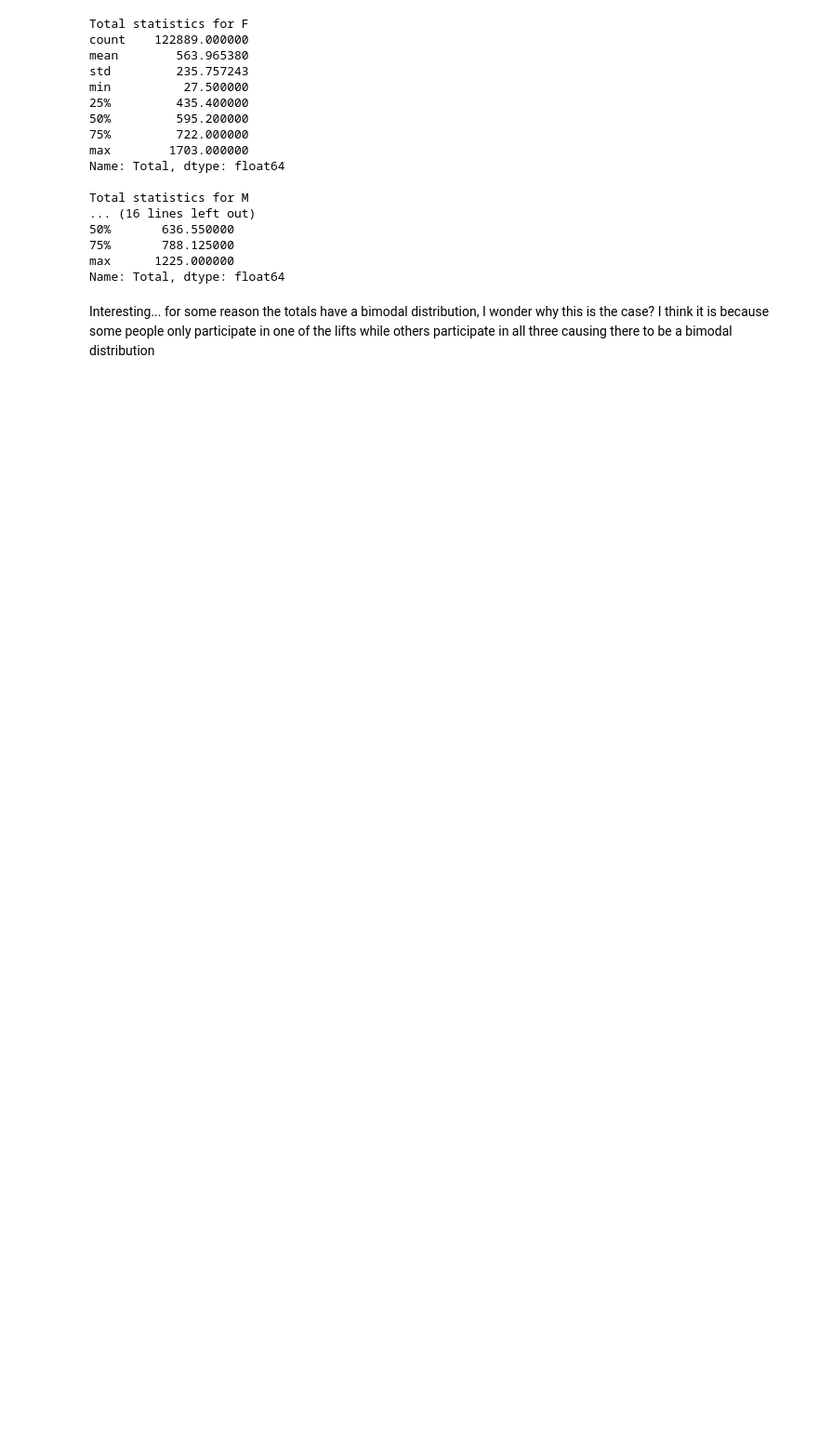
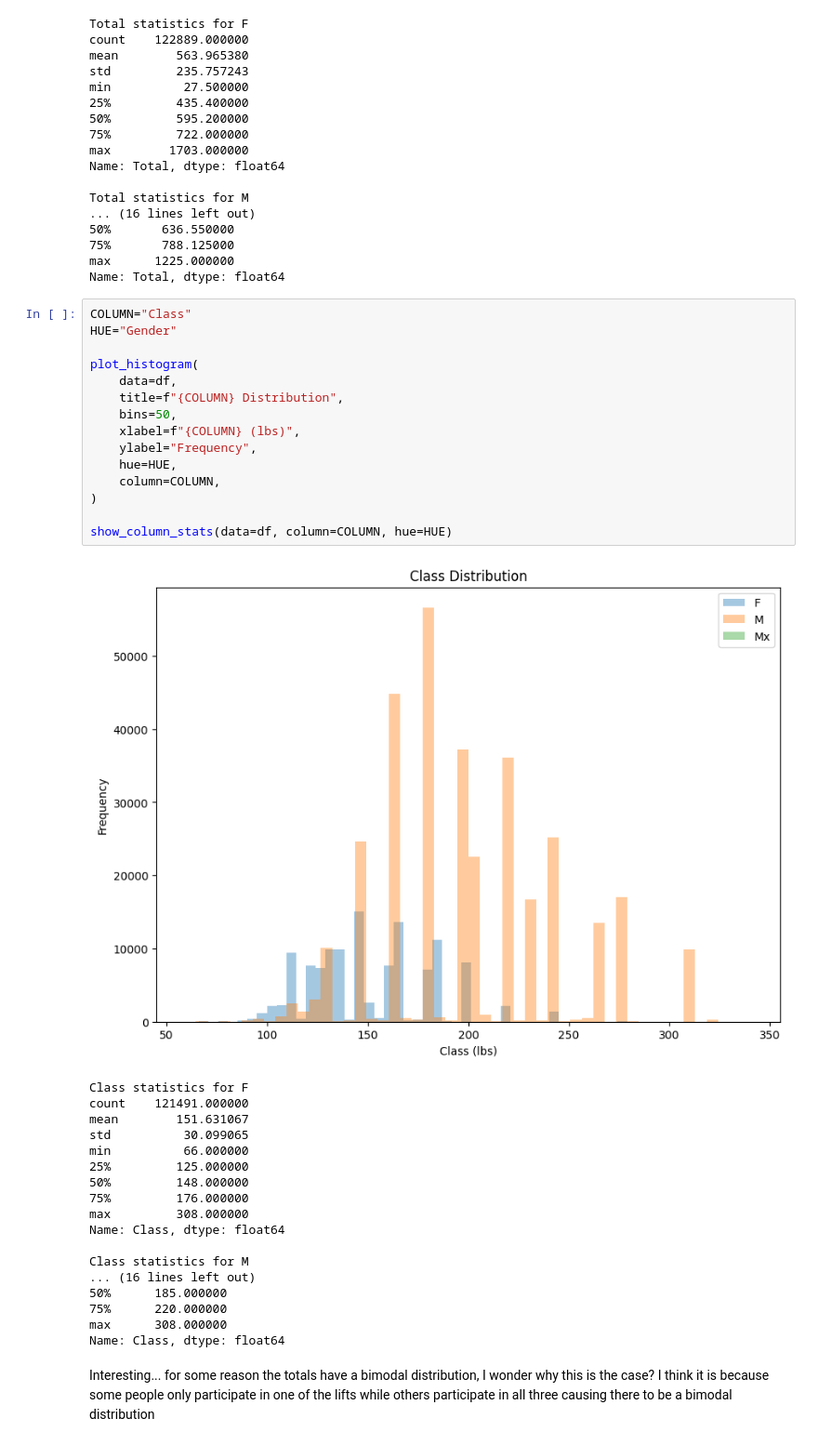
Before and after one commit to pranav142/Openpowerlifting-Database, a Jupyter notebook: notebooks/processed_EDA.ipynb, the cells around one changed output. Shown at 93% size. Cells and saved outputs as stored; diff of their text form; blank space fills up the shorter version.

```diff
--- a/notebooks/processed_EDA.ipynb
+++ b/notebooks/processed_EDA.ipynb
@@ -427,6 +427,40 @@ Total statistics for M
 75%       788.125000
 max      1225.000000
 Name: Total, dtype: float64
+# %%
+COLUMN="Class"
+HUE="Gender"
+
+plot_histogram(
+    data=df,
+    title=f"{COLUMN} Distribution",
+    bins=50,
+    xlabel=f"{COLUMN} (lbs)",
+    ylabel="Frequency",
+    hue=HUE,
+    column=COLUMN,
+)
+
+show_column_stats(data=df, column=COLUMN, hue=HUE)
+# %% [output]
+[figure, added]
+Class statistics for F
+count    121491.000000
+mean        151.631067
+std          30.099065
+min          66.000000
+25%         125.000000
+50%         148.000000
+75%         176.000000
+max         308.000000
+Name: Class, dtype: float64
+
+Class statistics for M
+... (16 lines left out)
+50%      185.000000
+75%      220.000000
+max      308.000000
+Name: Class, dtype: float64
 # %% [markdown]
 Interesting... for some reason the totals have a bimodal distribution, I wonder why this is the case? I think it is because some people only participate in one of the lifts while others participate in all three causing there to be a bimodal distribution
 # %% [markdown]
```
Also changed, not shown: parts of 2 cells of this notebook, 2 other files.
